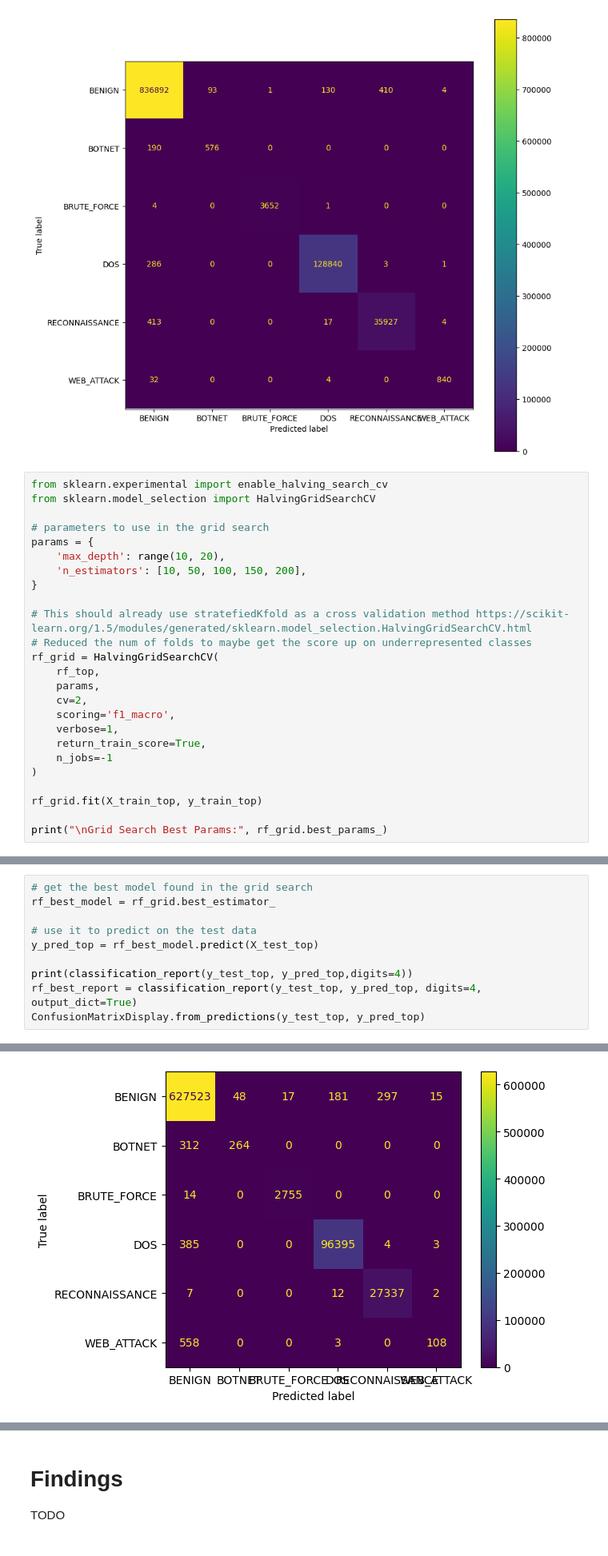
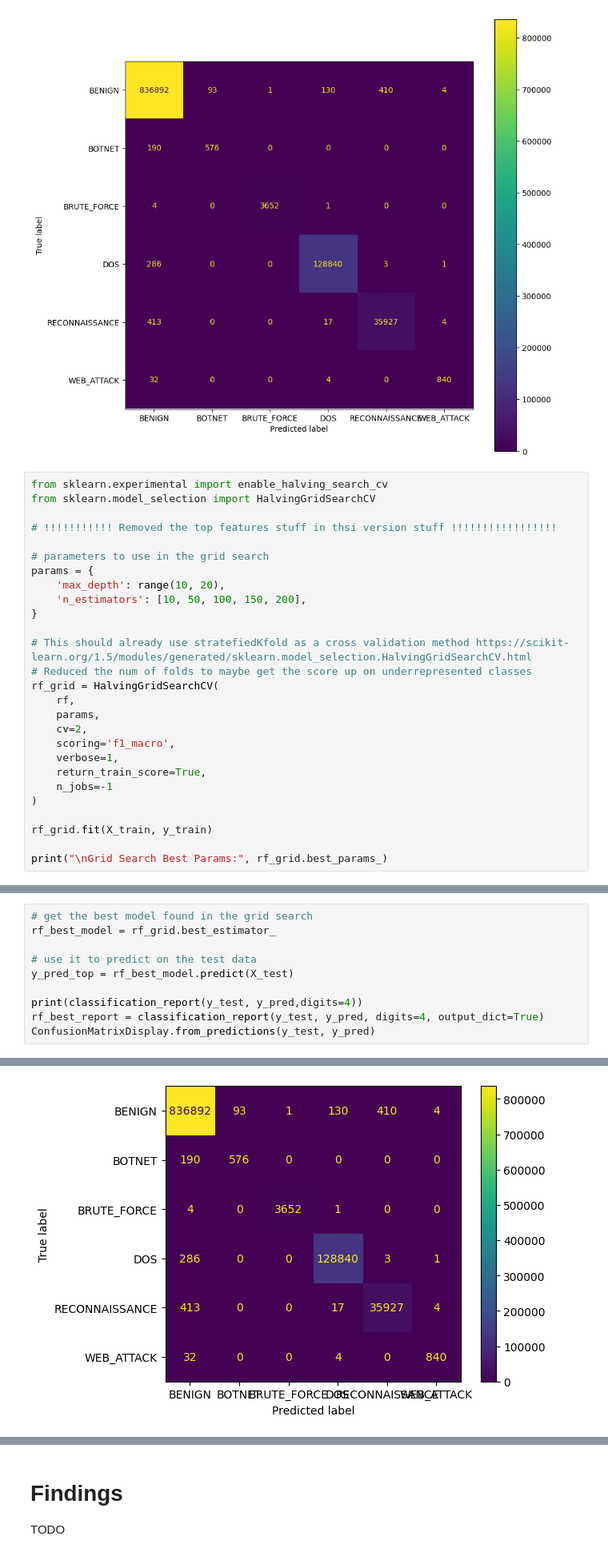
Before and after one commit to j4n-r/IDS_ml, a Jupyter notebook: ml-project-v4.ipynb, the cells around one changed output, grey strips where cells are left out. Shown: that part at 80% size. Drawn from its saved outputs; the diff is of its cells as text.

Commit message:
Kaggle Notebook | NIDS_ML_HWR | Version 23

```diff
--- a/ml-project-v4.ipynb
+++ b/ml-project-v4.ipynb
@@ -490,6 +490,8 @@ fig.set_figheight(10)
 # %%
 from sklearn.experimental import enable_halving_search_cv
 from sklearn.model_selection import HalvingGridSearchCV
+
+# !!!!!!!!!!! Removed the top features stuff in thsi version stuff !!!!!!!!!!!!!!!!!
 
 # parameters to use in the grid search
 params = {
@@ -500,7 +502,7 @@ params = {
 # This should already use stratefiedKfold as a cross validation method https://scikit-learn.org/1.5/modules/generated/sklearn.model_selection.HalvingGridSearchCV.html
 # Reduced the num of folds to maybe get the score up on underrepresented classes
 rf_grid = HalvingGridSearchCV(
-    rf_top,
+    rf,
     params,
     cv=2,
     scoring='f1_macro',
@@ -509,7 +511,7 @@ rf_grid = HalvingGridSearchCV(
     n_jobs=-1
 )
 
-rf_grid.fit(X_train_top, y_train_top)
+rf_grid.fit(X_train, y_train)
 
 print("\nGrid Search Best Params:", rf_grid.best_params_)
 # %% [output]
@@ -535,11 +537,11 @@ Grid Search Best Params: {'max_depth': 19, 'n_estimators': 150}
 rf_best_model = rf_grid.best_estimator_
 
 # use it to predict on the test data
-y_pred_top = rf_best_model.predict(X_test_top)
+y_pred_top = rf_best_model.predict(X_test)
 
-print(classification_report(y_test_top, y_pred_top,digits=4))
-rf_best_report = classification_report(y_test_top, y_pred_top, digits=4, output_dict=True)
-ConfusionMatrixDisplay.from_predictions(y_test_top, y_pred_top)
+print(classification_report(y_test, y_pred,digits=4))
+rf_best_report = classification_report(y_test, y_pred, digits=4, output_dict=True)
+ConfusionMatrixDisplay.from_predictions(y_test, y_pred)
 # %% [output]
                 precision    recall  f1-score   support
 
@@ -556,5 +558,5 @@ RECONNAISSANCE     0.9891    0.9992    0.9941     27358
 <sklearn.metrics._plot.confusion_matrix.ConfusionMatrixDisplay at 0x...>
-[figure, old version]
+[figure, new version]
 # %%
 from xgboost import XGBClassifier
 from sklearn.preprocessing import LabelEncoder
```
Also changed, not shown: parts of 6 cells of this notebook.
